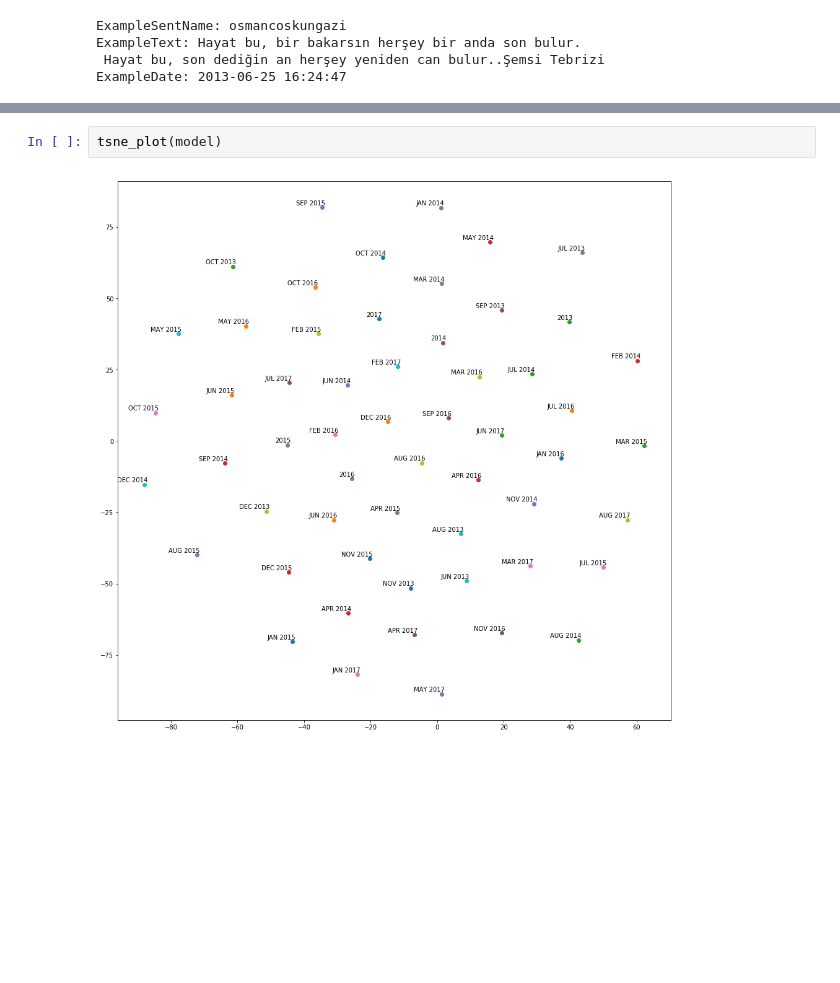
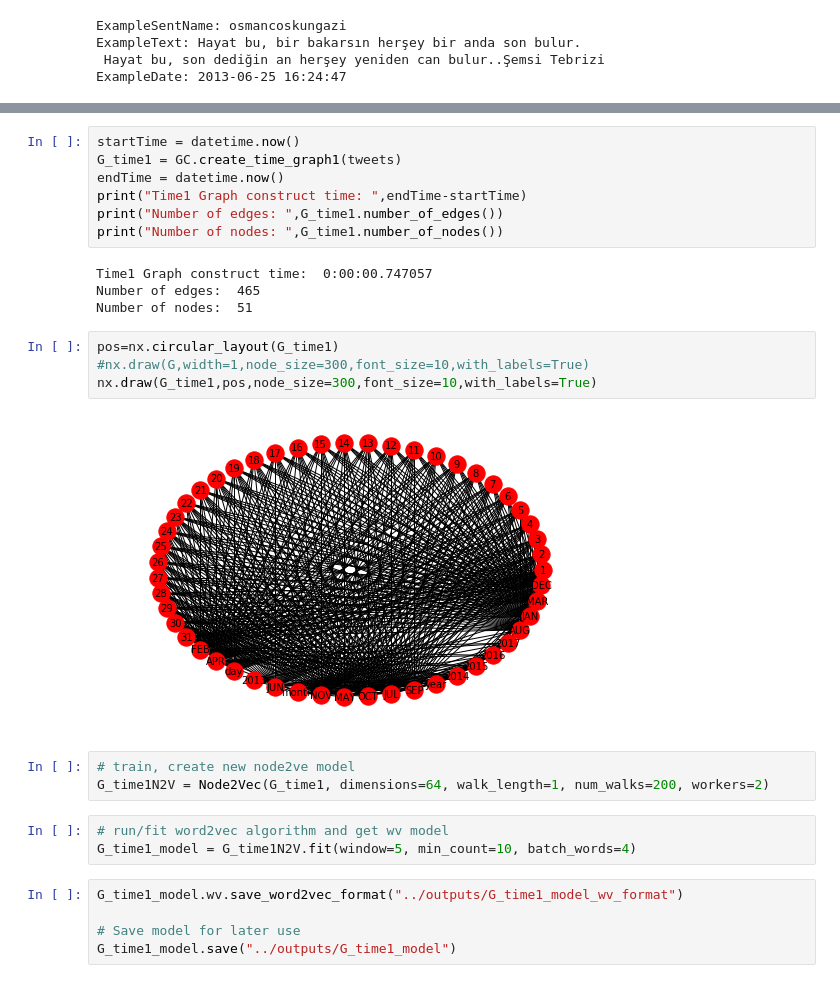
Before and after one commit to GTU-Projects/CSE496_Node2Vec_2018, a Jupyter notebook: src/timeVec.ipynb, the cells around one changed output, grey strips where cells are left out. Drawn from its saved outputs; the diff is of its cells as text; blank space fills up the shorter version.

Commit message:
Another time graph were added.

```diff
--- a/src/timeVec.ipynb
+++ b/src/timeVec.ipynb
@@ -218,4 +59,28 @@ def tsne_plot(model):
-# %%
-tsne_plot(model)
-# %% [output]
-[figure, removed]
+# %%
+startTime = datetime.now()
+G_time1 = GC.create_time_graph1(tweets)
+endTime = datetime.now()
+print("Time1 Graph construct time: ",endTime-startTime)
+print("Number of edges: ",G_time1.number_of_edges())
+print("Number of nodes: ",G_time1.number_of_nodes())
+# %% [output]
+Time1 Graph construct time:  0:00:00.747057
+Number of edges:  465
+Number of nodes:  51
+# %%
+pos=nx.circular_layout(G_time1)
+#nx.draw(G,width=1,node_size=300,font_size=10,with_labels=True)
+nx.draw(G_time1,pos,node_size=300,font_size=10,with_labels=True)
+# %% [output]
+[figure, added]
+# %%
+# train, create new node2ve model
+G_time1N2V = Node2Vec(G_time1, dimensions=64, walk_length=1, num_walks=200, workers=2)
+# %%
+# run/fit word2vec algorithm and get wv model
+G_time1_model = G_time1N2V.fit(window=5, min_count=10, batch_words=4)
+# %%
+G_time1_model.wv.save_word2vec_format("../outputs/G_time1_model_wv_format")
+
+# Save model for later use
+G_time1_model.save("../outputs/G_time1_model")
```
Also changed, not shown: parts of 40 cells of this notebook, 1 other file.
